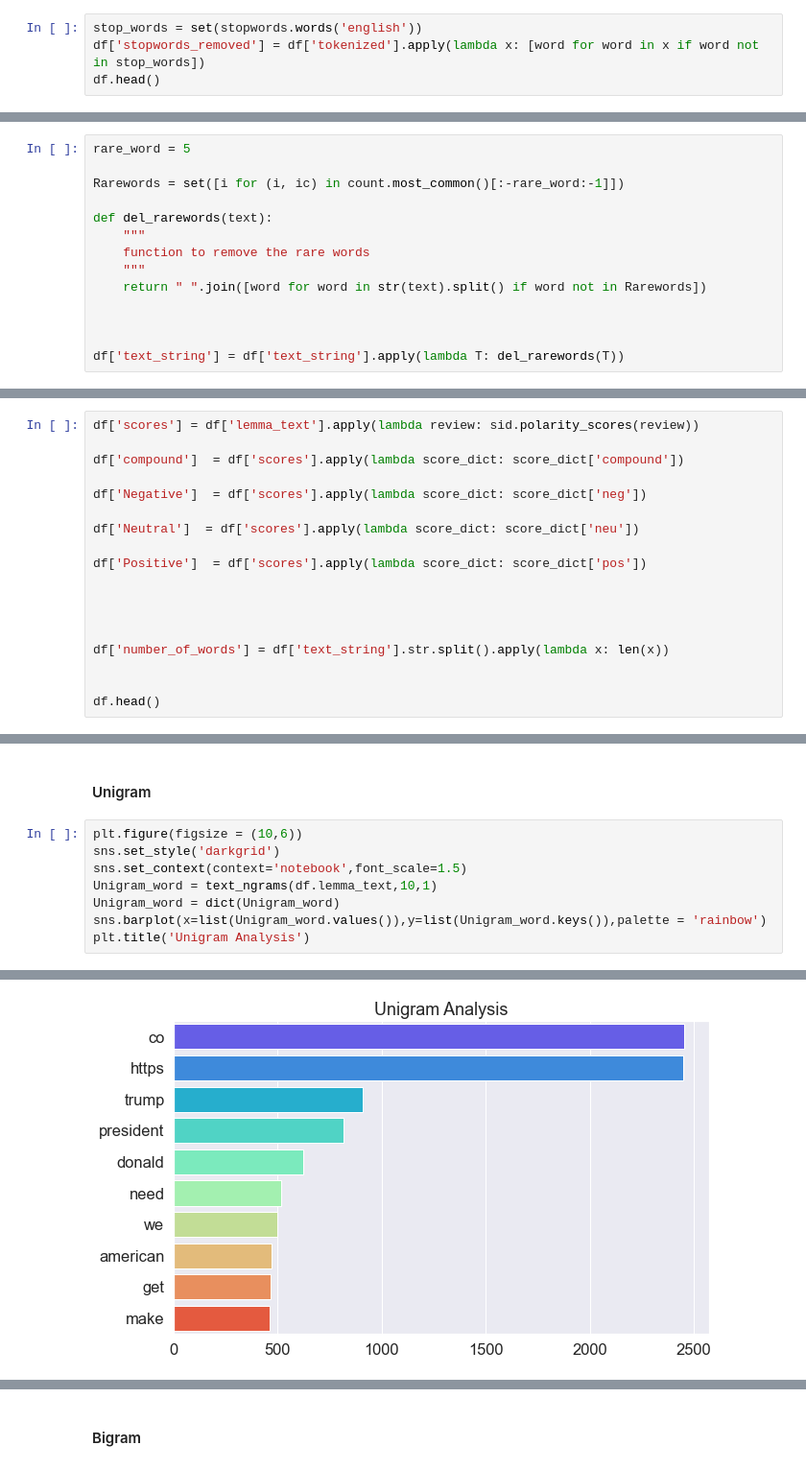
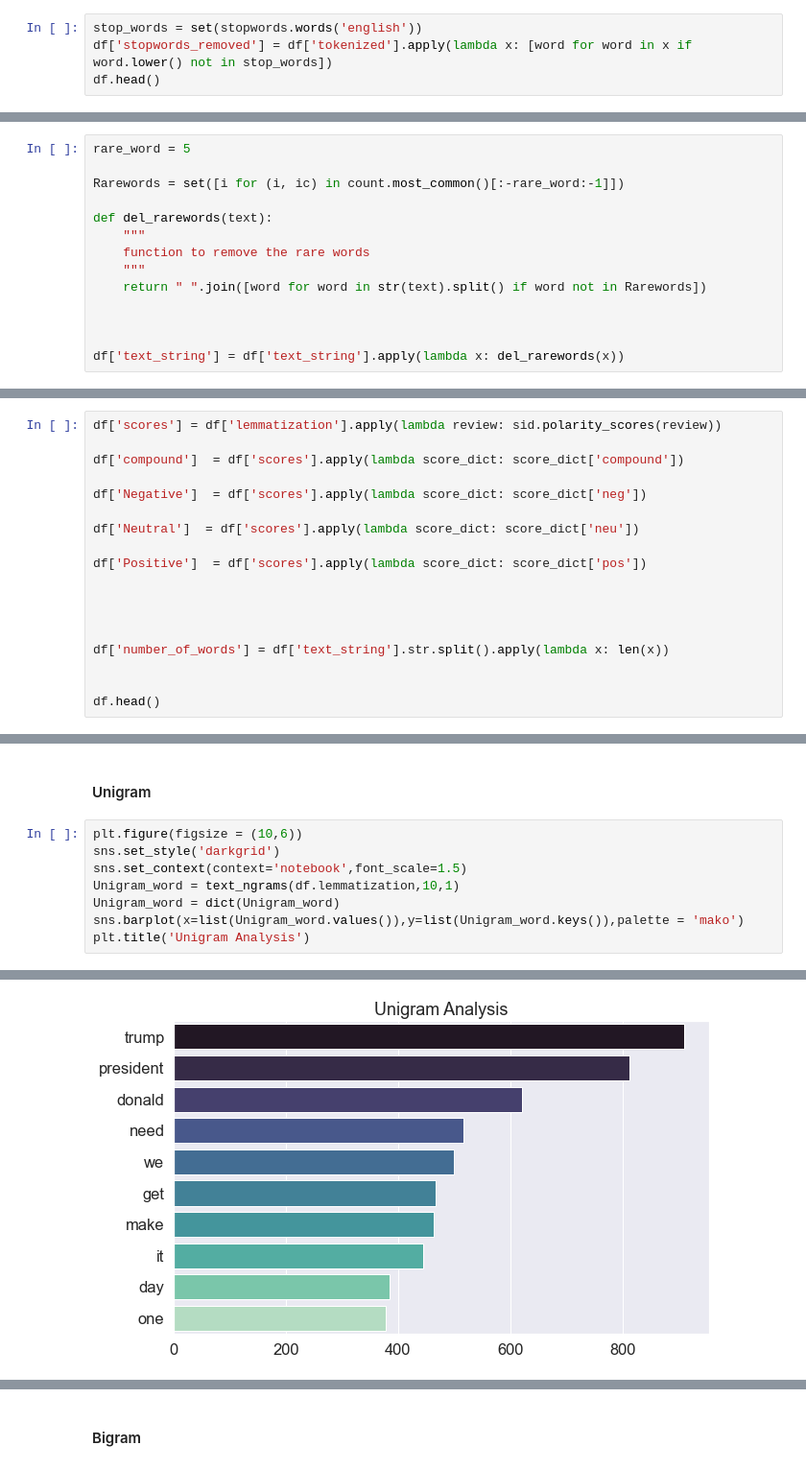
Before and after one commit to elzrd/cmhb-project-biden-tweet, a Jupyter notebook: Project.ipynb, the cells around one changed output, grey strips where cells are left out. Shown: that part at 96% size. Cells and saved outputs as stored; diff of their text form.

```diff
--- a/Project.ipynb
+++ b/Project.ipynb
@@ -217,7 +217,7 @@ df['tokenized'][0][:10] #shows only the first 10 elements of the first tweet
 ### Stopwords removal
 # %%
 stop_words = set(stopwords.words('english'))
-df['stopwords_removed'] = df['tokenized'].apply(lambda x: [word for word in x if word not in stop_words])
+df['stopwords_removed'] = df['tokenized'].apply(lambda x: [word for word in x if word.lower() not in stop_words])
 df.head()
 # %% [output]
 |  | id | timestamp | url | tweet | replies | retweets | quotes | likes | tokenized | ... |
@@ -236,3 +251,17 @@ df['text_string'][0]
+# %%
+rare_word = 5
+
+Rarewords = set([i for (i, ic) in count.most_common()[:-rare_word:-1]])
+
+def del_rarewords(text):
+    """
+    function to remove the rare words
+    """
+    return " ".join([word for word in str(text).split() if word not in Rarewords])
+
+
+
+df['text_string'] = df['text_string'].apply(lambda x: del_rarewords(x))
 # %% [markdown]
 ##### Most frequent words
 # %%
@@ -263,17 +295,3 @@ count.most_common(10)
-# %%
-rare_word = 5
-
-Rarewords = set([i for (i, ic) in count.most_common()[:-rare_word:-1]])
-
-def del_rarewords(text):
-    """
-    function to remove the rare words
-    """
-    return " ".join([word for word in str(text).split() if word not in Rarewords])
-
-
-
-df['text_string'] = df['text_string'].apply(lambda T: del_rarewords(T))
 # %% [markdown]
 ### Token Normalization
 
@@ -497,7 +499,7 @@ Name: emotion, dtype: int64
 # %%
 sid = SentimentIntensityAnalyzer()
 # %%
-df['scores'] = df['lemma_text'].apply(lambda review: sid.polarity_scores(review))
+df['scores'] = df['lemmatization'].apply(lambda review: sid.polarity_scores(review))
 
 df['compound']  = df['scores'].apply(lambda score_dict: score_dict['compound'])
 
@@ -602,11 +609,11 @@ plt.show()
 # %%
 plt.figure(figsize = (10,6))
 sns.set_style('darkgrid')
 sns.set_context(context='notebook',font_scale=1.5)
-Unigram_word = text_ngrams(df.lemma_text,10,1)
+Unigram_word = text_ngrams(df.lemmatization,10,1)
 Unigram_word = dict(Unigram_word)
-sns.barplot(x=list(Unigram_word.values()),y=list(Unigram_word.keys()),palette = 'rainbow')
+sns.barplot(x=list(Unigram_word.values()),y=list(Unigram_word.keys()),palette = 'mako')
 plt.title('Unigram Analysis')
 # %% [output]
 Text(0.5, 1.0, 'Unigram Analysis')
-[figure, old version]
+[figure, new version]
```
Also changed, not shown: parts of 40 cells of this notebook, 1 other file.
